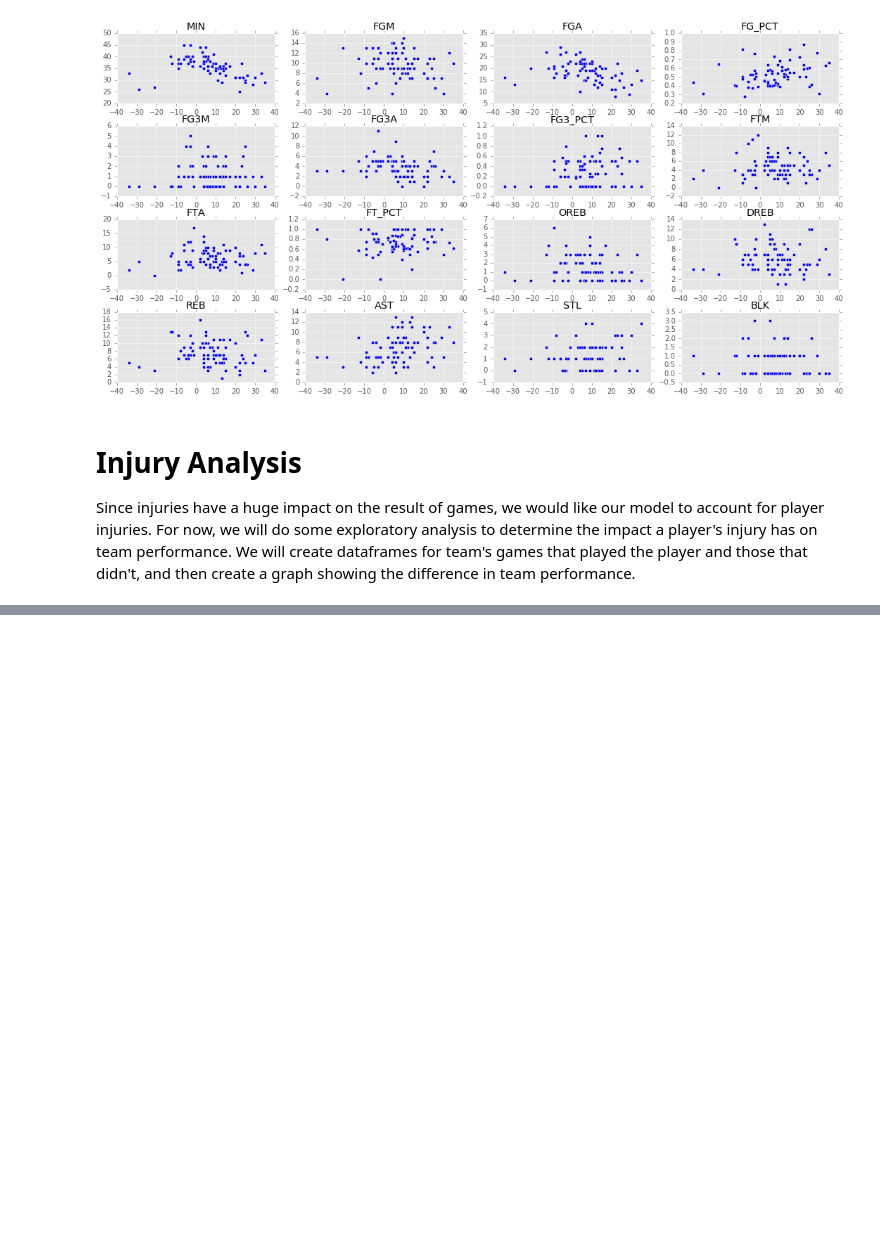
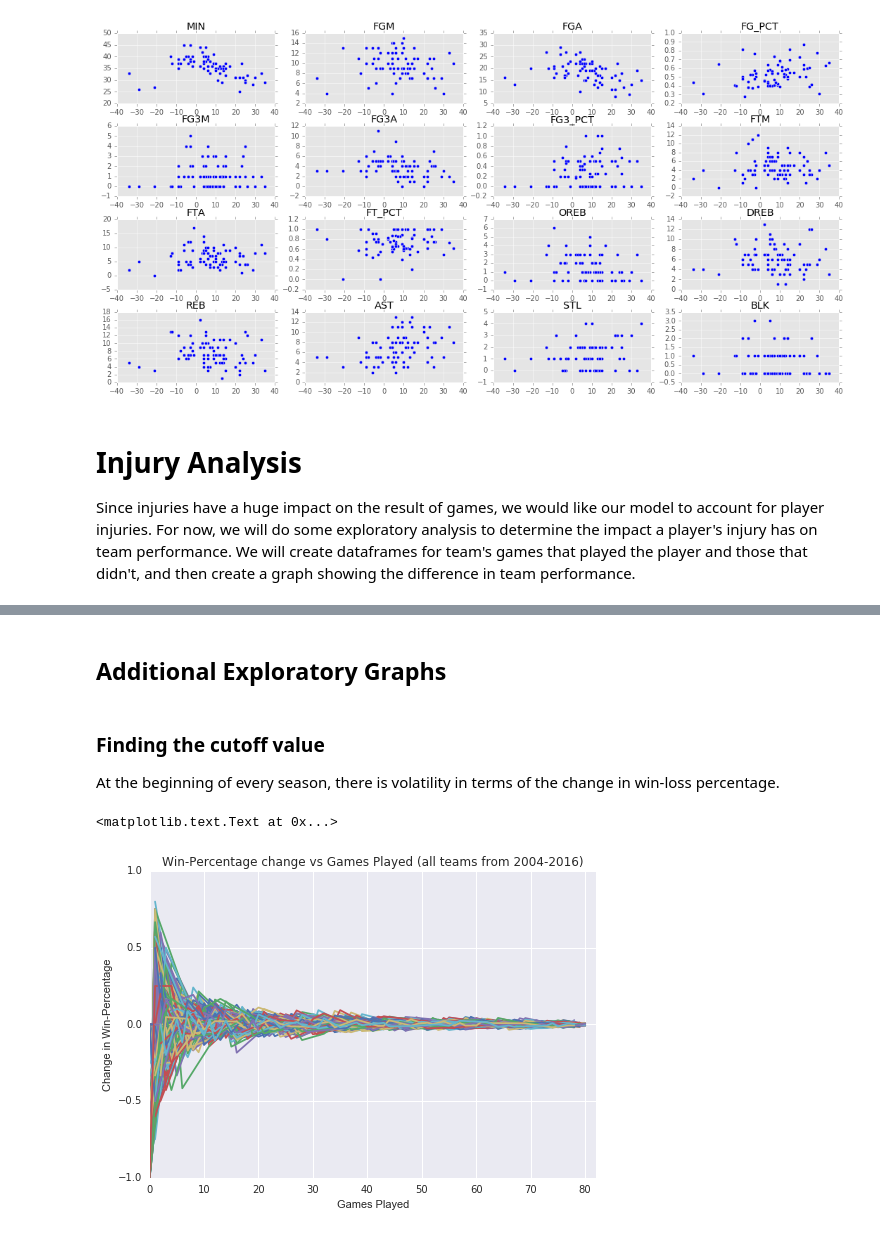
Before and after one commit to nivekgnay/nba-prediction-models, a Jupyter notebook: Midterm_Report.ipynb, the cells around one changed output, grey strips where cells are left out. Cells and saved outputs as stored; diff of their text form; code cells hidden in the pictures; blank space fills up the shorter version.

Commit message:
finding cutoff

```diff
--- a/Midterm_Report.ipynb
+++ b/Midterm_Report.ipynb
@@ -612,10 +623,10 @@ def add_extra_features(league_df):
             seen_games.add(game_id)
     return new_df
 # %%
-cutoff = 5
+cutoff = 0
 new_df = add_extra_features(league_df)
 home_games = new_df[new_df['is_home'] == 1]
 home_games_with_cutoff = home_games[home_games['home_game_count'] >= cutoff]
 home_games_with_cutoff.head(10)
 
-pd.DataFrame.to_csv(home_games_with_cutoff, 'home_games_with_cutoff.csv')
+#pd.DataFrame.to_csv(home_games_with_cutoff, 'home_games_with_cutoff.csv')
@@ -622,3 +648,12 @@ pd.DataFrame.to_csv(home_games_with_cutoff, 'home_games_with_cutoff.csv')
+# %%
+#print home_games_with_cutoff["team_abbreviation"].head(n=100)
+#print home_games_with_cutoff["home_win_pct"].head(n=100)
+#print home_games_with_cutoff["away_win_pct"].head(n=100)
+
+newdf = home_games_with_cutoff[(home_games_with_cutoff["team_abbreviation"] =="DAL")]
+#print newdf["home_win_pct"].head()
+#print newdf["away_win_pct"].head()
+#print newdf.head(n=20)
 # %%
 def add_point_diff(league_df, player_id, season):
     """ Given a dataframe df, player id (int or string) and a season (string, ex: 2016-17),
@@ -812,0 +848,23 @@ plt.show()
+# %% [markdown]
+## Additional Exploratory Graphs
+# %% [markdown]
+### Finding the cutoff value
+At the beginning of every season, there is volatility in terms of the change in win-loss percentage.
+# %%
+## Graph Win-loss against number of games
+
+all_years_id = home_games_with_cutoff["season_id"].unique()
+for year in all_years_id:
+    curr_year = home_games_with_cutoff[(home_games_with_cutoff["season_id"] ==year)]
+    all_teams = curr_year["team_abbreviation"].unique()
+    for team in all_teams:
+        newdf = curr_year[(curr_year["team_abbreviation"] ==team)]
+        temp = newdf['home_win_pct'] - newdf['home_win_pct'].shift(-1) # difference in win_pct
+        plt.plot(newdf["home_game_count"],temp)
+plt.axis([0,82,-1,1])
+plt.xlabel('Games Played')
+plt.ylabel('Change in Win-Percentage')
+plt.title('Win-Percentage change vs Games Played (all teams from 2004-2016)')
+# %% [output]
+<matplotlib.text.Text at 0x...>
+[figure, added]
```
Also changed, not shown: parts of 7 cells of this notebook, 3 other files.
